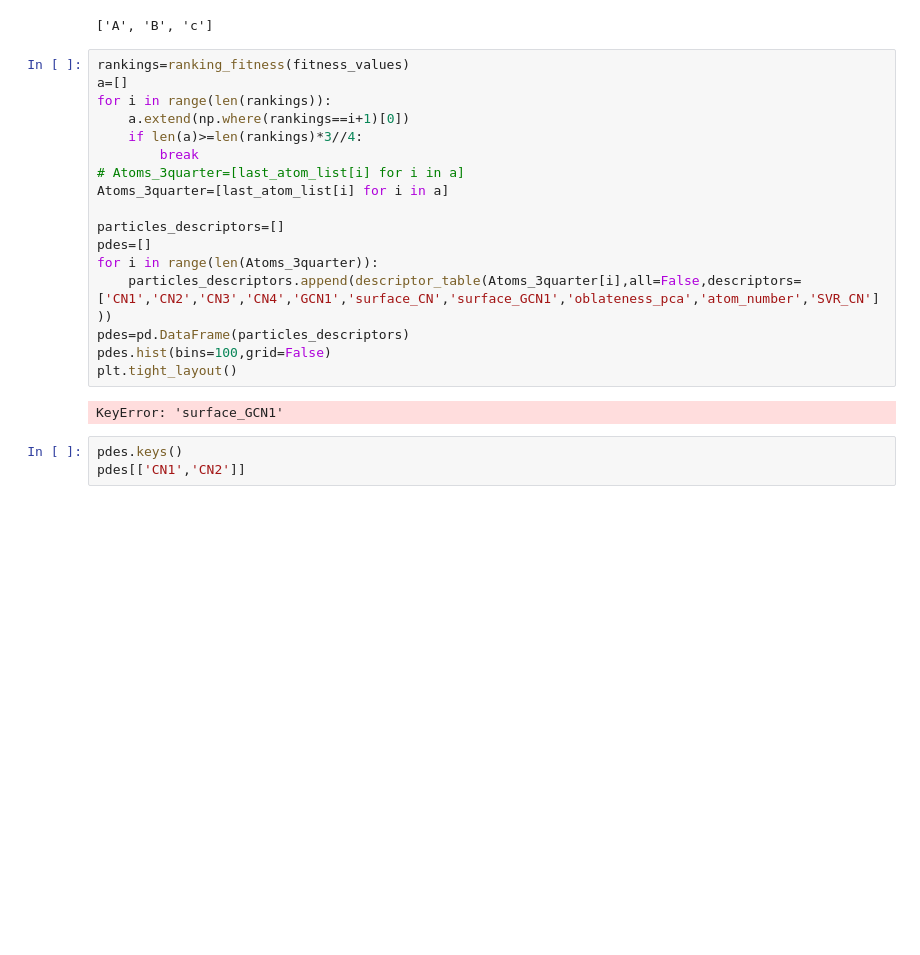
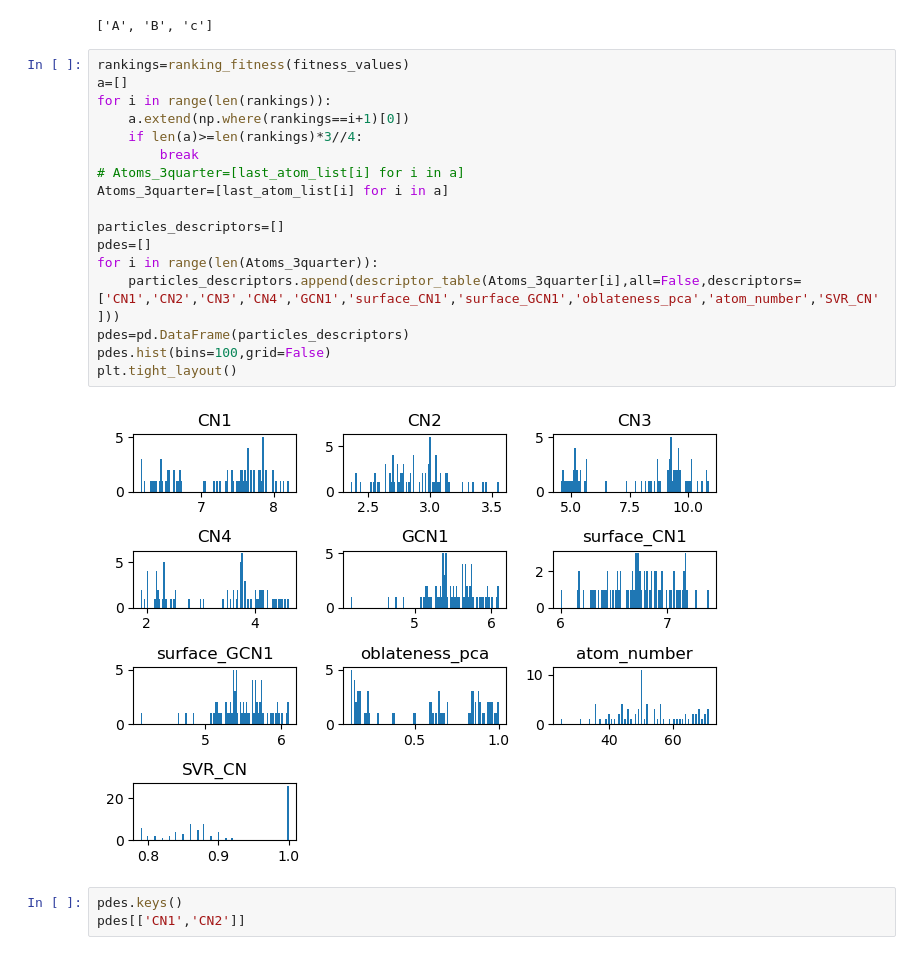
Before and after one commit to kaifengZheng/GA_nano_generator, a Jupyter notebook: essential_linux_test/particle_generator_niche_final.ipynb, the cells around one changed output. Cells and saved outputs as stored; diff of their text form; blank space fills up the shorter version.

```diff
--- a/essential_linux_test/particle_generator_niche_final.ipynb
+++ b/essential_linux_test/particle_generator_niche_final.ipynb
@@ -990,22 +990,22 @@ best_fitness=0.022222222222225793,best_predict=[ 0.88 50.  ]
 # %%
 rankings=ranking_fitness(fitness_values)
 a=[]
 for i in range(len(rankings)):
     a.extend(np.where(rankings==i+1)[0])
     if len(a)>=len(rankings)*3//4:
         break
 # Atoms_3quarter=[last_atom_list[i] for i in a]
 Atoms_3quarter=[last_atom_list[i] for i in a]
 
 particles_descriptors=[]
 pdes=[]
 for i in range(len(Atoms_3quarter)):
-    particles_descriptors.append(descriptor_table(Atoms_3quarter[i],all=False,descriptors=['CN1','CN2','CN3','CN4','GCN1','surface_CN','surface_GCN1','oblateness_pca','atom_number','SVR_CN']))
+    particles_descriptors.append(descriptor_table(Atoms_3quarter[i],all=False,descriptors=['CN1','CN2','CN3','CN4','GCN1','surface_CN1','surface_GCN1','oblateness_pca','atom_number','SVR_CN']))
 pdes=pd.DataFrame(particles_descriptors)
 pdes.hist(bins=100,grid=False)
 plt.tight_layout()
 # %% [output]
-KeyError: 'surface_GCN1'
+[figure, added]
 # %%
 pdes.keys()
 pdes[['CN1','CN2']]
```
Also changed, not shown: parts of 2 cells of this notebook, 1 other file.
